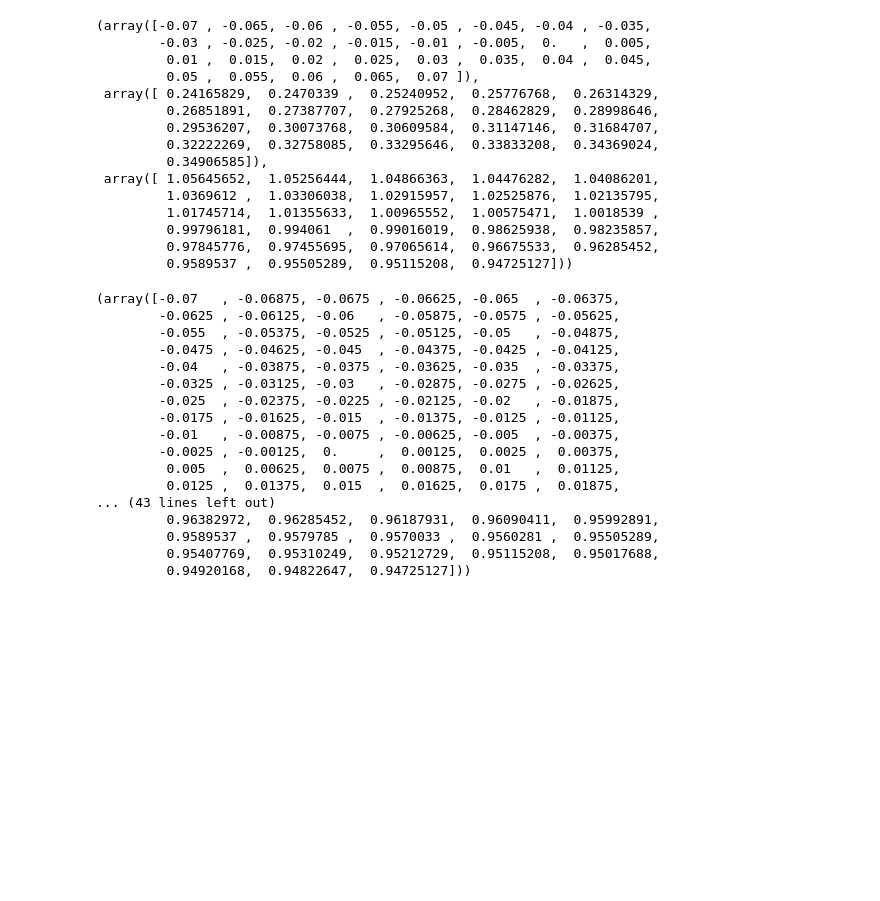
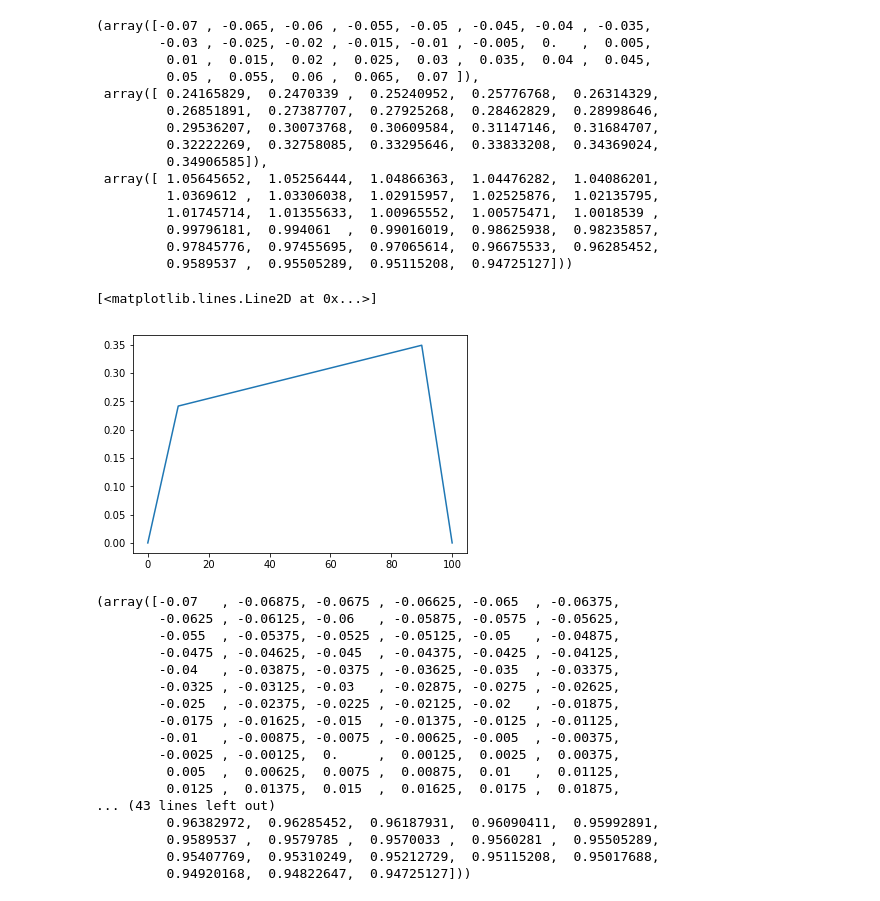
Before and after one commit to acuzzio/GridQuantumPropagator, a Jupyter notebook: Scripts/Try_to_understand_grid.ipynb, the cells around one changed output. Saved outputs shown, nothing was run; the diff lists cells and outputs as text; code cells hidden in the pictures; blank space fills up the shorter version.

```diff
--- a/Scripts/Try_to_understand_grid.ipynb
+++ b/Scripts/Try_to_understand_grid.ipynb
@@ -203,6 +203,12 @@ pp,gg,tt = qp.fromFloatsToLabels(phis_n, gams_n, thes_n)
 ppL = len(pp)
 ggL = len(gg)
 ttL = len(tt)
+# %%
+new = np.pad(gams_n,10,mode='linear_ramp')
+plt.plot(new)
+# %% [output]
+[<matplotlib.lines.Line2D at 0x...>]
+[figure, added]
 # %%
 phis_n,gams_n,thes_n
 # %% [output]
```
Also changed, not shown: parts of 1 cell of this notebook, 8 other files.
